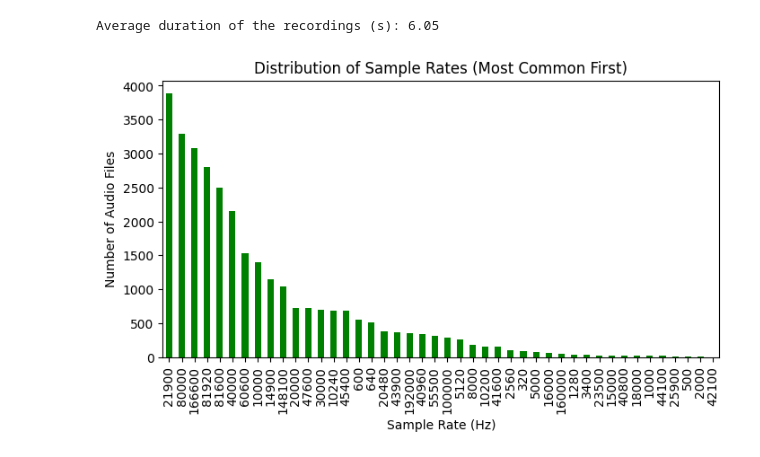
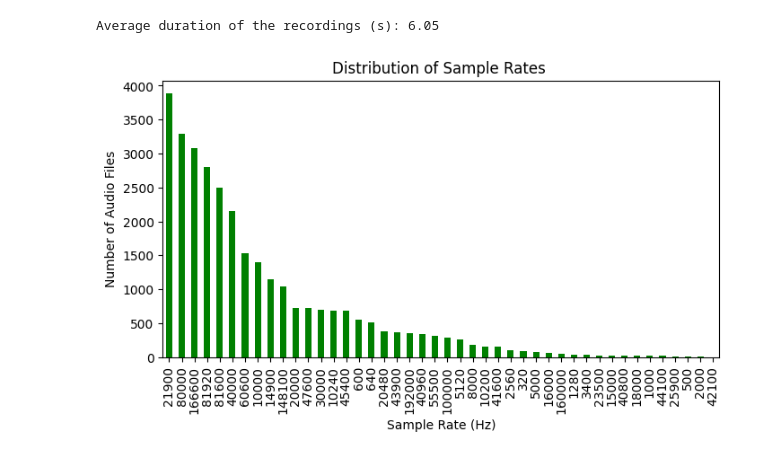
Before and after one commit to SEANIMALMOVE/Bens-Internship-2025, a Jupyter notebook: Wathkins Marine data exploration/Notebooks/Dataset_exploration.ipynb, the cells around one changed output. Saved outputs shown, nothing was run; the diff lists cells and outputs as text; code cells hidden in the pictures.

```diff
--- a/Wathkins Marine data exploration/Notebooks/Dataset_exploration.ipynb
+++ b/Wathkins Marine data exploration/Notebooks/Dataset_exploration.ipynb
@@ -19,10 +19,10 @@ import seaborn as sns
 # %% [markdown]
 I found out how to access thru relative directory !! :)
 # %%
-ROOT_PATH = Path("..")
+ROOT_PATH = Path("../../..")
 
-AUDIO_DIR = ROOT_PATH / "Data" / "Audio"
-ANNOT_DIR = ROOT_PATH / "Data" / "Annotations"
+AUDIO_DIR = ROOT_PATH / "Watkins Data Training" / "Data" / "Audio"
+ANNOT_DIR = ROOT_PATH / "Bens-Internship-2025" / "Wathkins Marine data exploration" / "Data" / "Annotations"
 
 print(AUDIO_DIR)
 print(ANNOT_DIR)
@@ -232,12 +232,12 @@ Average duration of the recordings (s): 6.05
 # %%
 # 3️⃣ Sample rates
 sample_rate_counts = df['sample_rate'].value_counts().sort_values(ascending=False)  # descending by count
 
 plt.figure(figsize=(8,4))
 sample_rate_counts.plot(kind='bar', color="green")
 plt.xlabel("Sample Rate (Hz)")
 plt.ylabel("Number of Audio Files")
-plt.title("Distribution of Sample Rates (Most Common First)")
+plt.title("Distribution of Sample Rates ")
 plt.show()
 # %% [output]
-[figure, old version]
+[figure, new version]
```
Also changed, not shown: parts of 1 cell of this notebook, 1 other file.
